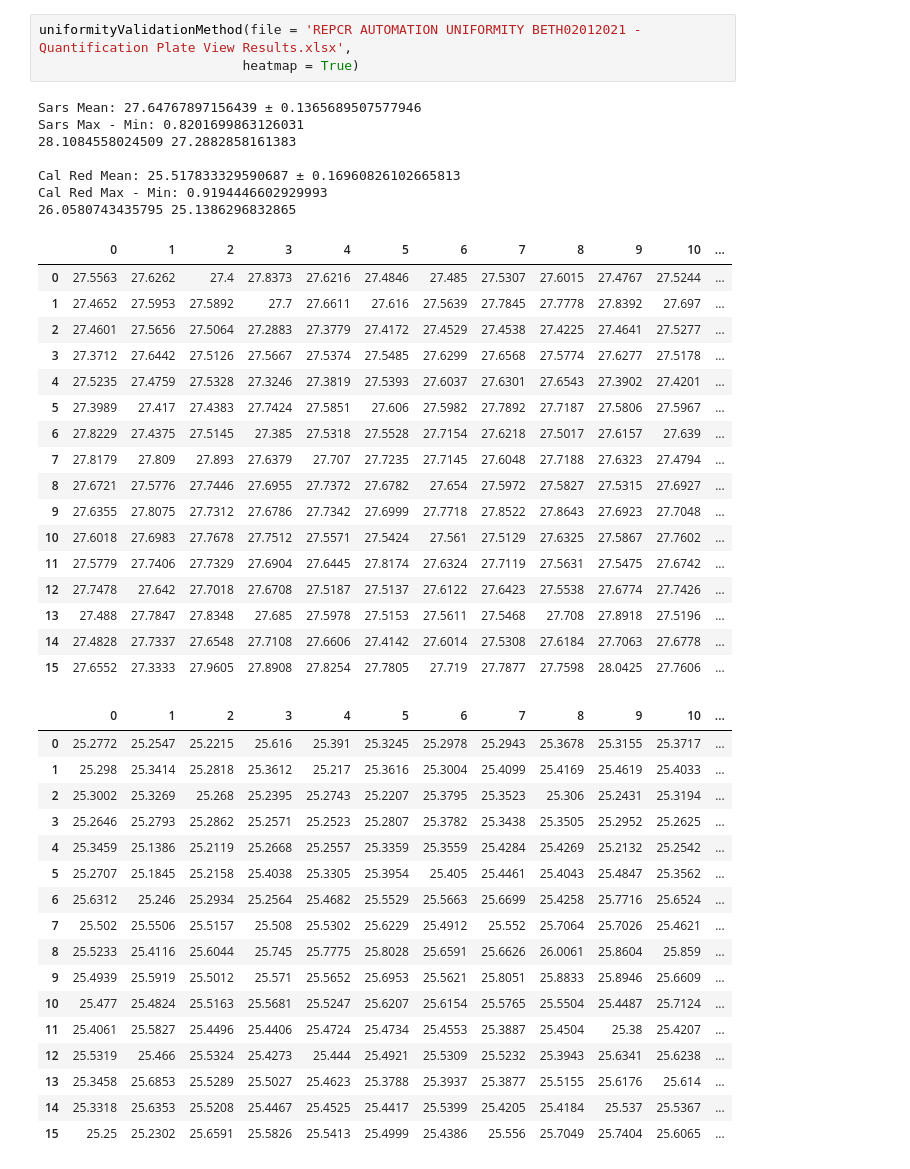
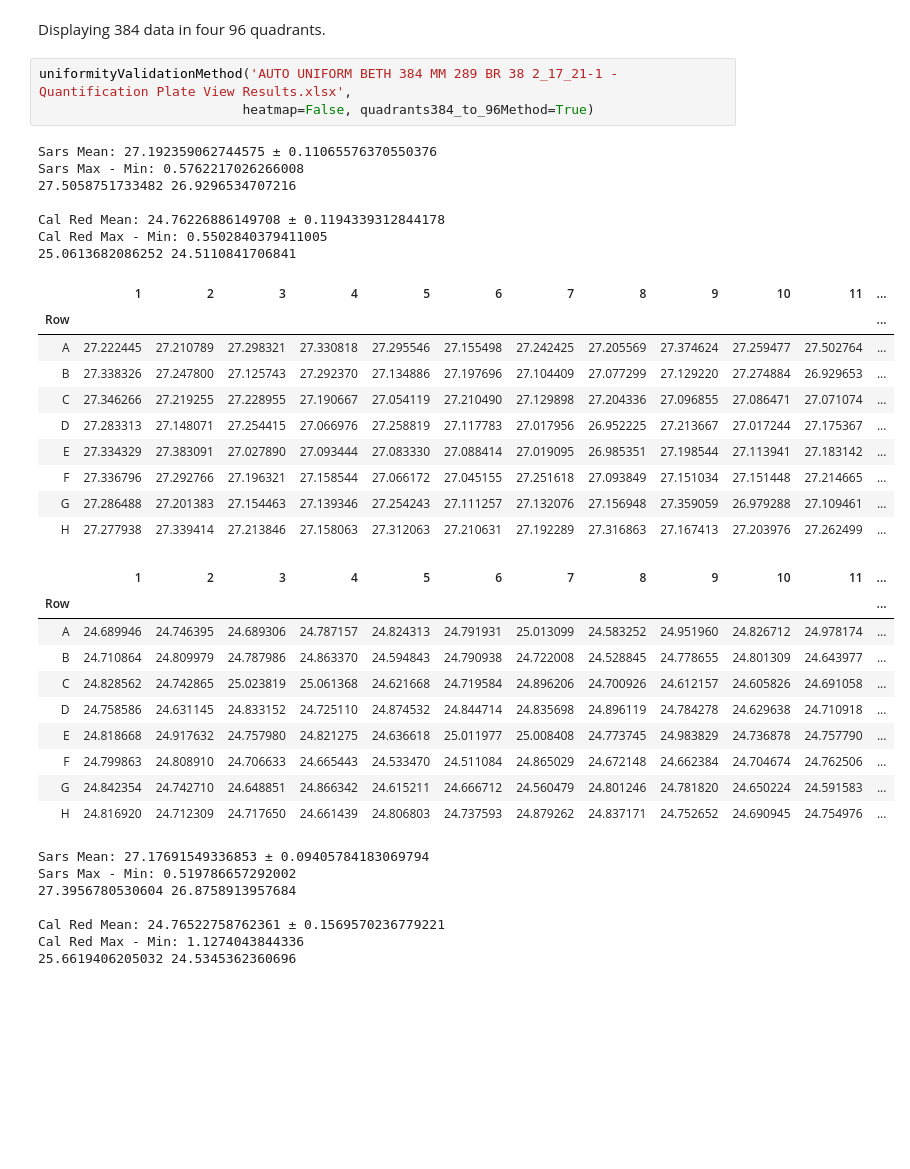
Before and after one commit to isaacmenchaca/ValidationScripts, a Jupyter notebook: uniformityValidationMethod.ipynb, the cells around one changed output. Cells and saved outputs as stored; diff of their text form; blank space fills up the shorter version.

Commit message:
updating uniformity and checkerboard validation scripts

```diff
--- a/uniformityValidationMethod.ipynb
+++ b/uniformityValidationMethod.ipynb
@@ -108,45 +173,40 @@ Cal Red Max - Min: 0.9194446602929993
+# %% [markdown]
+Displaying 384 data in four 96 quadrants.
 # %%
-uniformityValidationMethod(file = 'REPCR AUTOMATION UNIFORMITY BETH02012021 -  Quantification Plate View Results.xlsx',
-                          heatmap = True)
+uniformityValidationMethod('AUTO UNIFORM BETH 384 MM 289 BR 38 2_17_21-1 -  Quantification Plate View Results.xlsx',
+                          heatmap=False, quadrants384_to_96Method=True)
 # %% [output]
-Sars Mean: 27.64767897156439 ± 0.1365689507577946
-Sars Max - Min: 0.8201699863126031
-28.1084558024509 27.2882858161383
+Sars Mean: 27.192359062744575 ± 0.11065576370550376
+Sars Max - Min: 0.5762217026266008
+27.5058751733482 26.9296534707216
 
-Cal Red Mean: 25.517833329590687 ± 0.16960826102665813
-Cal Red Max - Min: 0.9194446602929993
-26.0580743435795 25.1386296832865
+Cal Red Mean: 24.76226886149708 ± 0.1194339312844178
+Cal Red Max - Min: 0.5502840379411005
+25.0613682086252 24.5110841706841
-|  | 0 | 1 | 2 | 3 | 4 | 5 | 6 | 7 | 8 | 9 | 10 | ... |
-| 0 | 27.5563 | 27.6262 | 27.4 | 27.8373 | 27.6216 | 27.4846 | 27.485 | 27.5307 | 27.6015 | 27.4767 | 27.5244 | ... |
-| 1 | 27.4652 | 27.5953 | 27.5892 | 27.7 | 27.6611 | 27.616 | 27.5639 | 27.7845 | 27.7778 | 27.8392 | 27.697 | ... |
-| 2 | 27.4601 | 27.5656 | 27.5064 | 27.2883 | 27.3779 | 27.4172 | 27.4529 | 27.4538 | 27.4225 | 27.4641 | 27.5277 | ... |
-| 3 | 27.3712 | 27.6442 | 27.5126 | 27.5667 | 27.5374 | 27.5485 | 27.6299 | 27.6568 | 27.5774 | 27.6277 | 27.5178 | ... |
-| 4 | 27.5235 | 27.4759 | 27.5328 | 27.3246 | 27.3819 | 27.5393 | 27.6037 | 27.6301 | 27.6543 | 27.3902 | 27.4201 | ... |
-| 5 | 27.3989 | 27.417 | 27.4383 | 27.7424 | 27.5851 | 27.606 | 27.5982 | 27.7892 | 27.7187 | 27.5806 | 27.5967 | ... |
-| 6 | 27.8229 | 27.4375 | 27.5145 | 27.385 | 27.5318 | 27.5528 | 27.7154 | 27.6218 | 27.5017 | 27.6157 | 27.639 | ... |
-| 7 | 27.8179 | 27.809 | 27.893 | 27.6379 | 27.707 | 27.7235 | 27.7145 | 27.6048 | 27.7188 | 27.6323 | 27.4794 | ... |
-| 8 | 27.6721 | 27.5776 | 27.7446 | 27.6955 | 27.7372 | 27.6782 | 27.654 | 27.5972 | 27.5827 | 27.5315 | 27.6927 | ... |
-| 9 | 27.6355 | 27.8075 | 27.7312 | 27.6786 | 27.7342 | 27.6999 | 27.7718 | 27.8522 | 27.8643 | 27.6923 | 27.7048 | ... |
-| 10 | 27.6018 | 27.6983 | 27.7678 | 27.7512 | 27.5571 | 27.5424 | 27.561 | 27.5129 | 27.6325 | 27.5867 | 27.7602 | ... |
-| 11 | 27.5779 | 27.7406 | 27.7329 | 27.6904 | 27.6445 | 27.8174 | 27.6324 | 27.7119 | 27.5631 | 27.5475 | 27.6742 | ... |
-| 12 | 27.7478 | 27.642 | 27.7018 | 27.6708 | 27.5187 | 27.5137 | 27.6122 | 27.6423 | 27.5538 | 27.6774 | 27.7426 | ... |
-| 13 | 27.488 | 27.7847 | 27.8348 | 27.685 | 27.5978 | 27.5153 | 27.5611 | 27.5468 | 27.708 | 27.8918 | 27.5196 | ... |
-| 14 | 27.4828 | 27.7337 | 27.6548 | 27.7108 | 27.6606 | 27.4142 | 27.6014 | 27.5308 | 27.6184 | 27.7063 | 27.6778 | ... |
-| 15 | 27.6552 | 27.3333 | 27.9605 | 27.8908 | 27.8254 | 27.7805 | 27.719 | 27.7877 | 27.7598 | 28.0425 | 27.7606 | ... |
+|  | 1 | 2 | 3 | 4 | 5 | 6 | 7 | 8 | 9 | 10 | 11 | ... |
+| Row |  |  |  |  |  |  |  |  |  |  |  | ... |
+| A | 27.222445 | 27.210789 | 27.298321 | 27.330818 | 27.295546 | 27.155498 | 27.242425 | 27.205569 | 27.374624 | 27.259477 | 27.502764 | ... |
+| B | 27.338326 | 27.247800 | 27.125743 | 27.292370 | 27.134886 | 27.197696 | 27.104409 | 27.077299 | 27.129220 | 27.274884 | 26.929653 | ... |
+| C | 27.346266 | 27.219255 | 27.228955 | 27.190667 | 27.054119 | 27.210490 | 27.129898 | 27.204336 | 27.096855 | 27.086471 | 27.071074 | ... |
+| D | 27.283313 | 27.148071 | 27.254415 | 27.066976 | 27.258819 | 27.117783 | 27.017956 | 26.952225 | 27.213667 | 27.017244 | 27.175367 | ... |
+| E | 27.334329 | 27.383091 | 27.027890 | 27.093444 | 27.083330 | 27.088414 | 27.019095 | 26.985351 | 27.198544 | 27.113941 | 27.183142 | ... |
+| F | 27.336796 | 27.292766 | 27.196321 | 27.158544 | 27.066172 | 27.045155 | 27.251618 | 27.093849 | 27.151034 | 27.151448 | 27.214665 | ... |
+| G | 27.286488 | 27.201383 | 27.154463 | 27.139346 | 27.254243 | 27.111257 | 27.132076 | 27.156948 | 27.359059 | 26.979288 | 27.109461 | ... |
+| H | 27.277938 | 27.339414 | 27.213846 | 27.158063 | 27.312063 | 27.210631 | 27.192289 | 27.316863 | 27.167413 | 27.203976 | 27.262499 | ... |
-|  | 0 | 1 | 2 | 3 | 4 | 5 | 6 | 7 | 8 | 9 | 10 | ... |
-| 0 | 25.2772 | 25.2547 | 25.2215 | 25.616 | 25.391 | 25.3245 | 25.2978 | 25.2943 | 25.3678 | 25.3155 | 25.3717 | ... |
-| 1 | 25.298 | 25.3414 | 25.2818 | 25.3612 | 25.217 | 25.3616 | 25.3004 | 25.4099 | 25.4169 | 25.4619 | 25.4033 | ... |
-| 2 | 25.3002 | 25.3269 | 25.268 | 25.2395 | 25.2743 | 25.2207 | 25.3795 | 25.3523 | 25.306 | 25.2431 | 25.3194 | ... |
-| 3 | 25.2646 | 25.2793 | 25.2862 | 25.2571 | 25.2523 | 25.2807 | 25.3782 | 25.3438 | 25.3505 | 25.2952 | 25.2625 | ... |
-| 4 | 25.3459 | 25.1386 | 25.2119 | 25.2668 | 25.2557 | 25.3359 | 25.3559 | 25.4284 | 25.4269 | 25.2132 | 25.2542 | ... |
-| 5 | 25.2707 | 25.1845 | 25.2158 | 25.4038 | 25.3305 | 25.3954 | 25.405 | 25.4461 | 25.4043 | 25.4847 | 25.3562 | ... |
-| 6 | 25.6312 | 25.246 | 25.2934 | 25.2564 | 25.4682 | 25.5529 | 25.5663 | 25.6699 | 25.4258 | 25.7716 | 25.6524 | ... |
-| 7 | 25.502 | 25.5506 | 25.5157 | 25.508 | 25.5302 | 25.6229 | 25.4912 | 25.552 | 25.7064 | 25.7026 | 25.4621 | ... |
-| 8 | 25.5233 | 25.4116 | 25.6044 | 25.745 | 25.7775 | 25.8028 | 25.6591 | 25.6626 | 26.0061 | 25.8604 | 25.859 | ... |
-| 9 | 25.4939 | 25.5919 | 25.5012 | 25.571 | 25.5652 | 25.6953 | 25.5621 | 25.8051 | 25.8833 | 25.8946 | 25.6609 | ... |
-| 10 | 25.477 | 25.4824 | 25.5163 | 25.5681 | 25.5247 | 25.6207 | 25.6154 | 25.5765 | 25.5504 | 25.4487 | 25.7124 | ... |
-| 11 | 25.4061 | 25.5827 | 25.4496 | 25.4406 | 25.4724 | 25.4734 | 25.4553 | 25.3887 | 25.4504 | 25.38 | 25.4207 | ... |
-| 12 | 25.5319 | 25.466 | 25.5324 | 25.4273 | 25.444 | 25.4921 | 25.5309 | 25.5232 | 25.3943 | 25.6341 | 25.6238 | ... |
-| 13 | 25.3458 | 25.6853 | 25.5289 | 25.5027 | 25.4623 | 25.3788 | 25.3937 | 25.3877 | 25.5155 | 25.6176 | 25.614 | ... |
-| 14 | 25.3318 | 25.6353 | 25.5208 | 25.4467 | 25.4525 | 25.4417 | 25.5399 | 25.4205 | 25.4184 | 25.537 | 25.5367 | ... |
-| 15 | 25.25 | 25.2302 | 25.6591 | 25.5826 | 25.5413 | 25.4999 | 25.4386 | 25.556 | 25.7049 | 25.7404 | 25.6065 | ... |
+|  | 1 | 2 | 3 | 4 | 5 | 6 | 7 | 8 | 9 | 10 | 11 | ... |
+| Row |  |  |  |  |  |  |  |  |  |  |  | ... |
+| A | 24.689946 | 24.746395 | 24.689306 | 24.787157 | 24.824313 | 24.791931 | 25.013099 | 24.583252 | 24.951960 | 24.826712 | 24.978174 | ... |
+| B | 24.710864 | 24.809979 | 24.787986 | 24.863370 | 24.594843 | 24.790938 | 24.722008 | 24.528845 | 24.778655 | 24.801309 | 24.643977 | ... |
+| C | 24.828562 | 24.742865 | 25.023819 | 25.061368 | 24.621668 | 24.719584 | 24.896206 | 24.700926 | 24.612157 | 24.605826 | 24.691058 | ... |
+| D | 24.758586 | 24.631145 | 24.833152 | 24.725110 | 24.874532 | 24.844714 | 24.835698 | 24.896119 | 24.784278 | 24.629638 | 24.710918 | ... |
+| E | 24.818668 | 24.917632 | 24.757980 | 24.821275 | 24.636618 | 25.011977 | 25.008408 | 24.773745 | 24.983829 | 24.736878 | 24.757790 | ... |
+| F | 24.799863 | 24.808910 | 24.706633 | 24.665443 | 24.533470 | 24.511084 | 24.865029 | 24.672148 | 24.662384 | 24.704674 | 24.762506 | ... |
+| G | 24.842354 | 24.742710 | 24.648851 | 24.866342 | 24.615211 | 24.666712 | 24.560479 | 24.801246 | 24.781820 | 24.650224 | 24.591583 | ... |
+| H | 24.816920 | 24.712309 | 24.717650 | 24.661439 | 24.806803 | 24.737593 | 24.879262 | 24.837171 | 24.752652 | 24.690945 | 24.754976 | ... |
+Sars Mean: 27.17691549336853 ± 0.09405784183069794
+Sars Max - Min: 0.519786657292002
+27.3956780530604 26.8758913957684
+
+Cal Red Mean: 24.76522758762361 ± 0.1569570236779221
+Cal Red Max - Min: 1.1274043844336
+25.6619406205032 24.5345362360696
```
Also changed, not shown: parts of 9 cells of this notebook, 1 other file.
